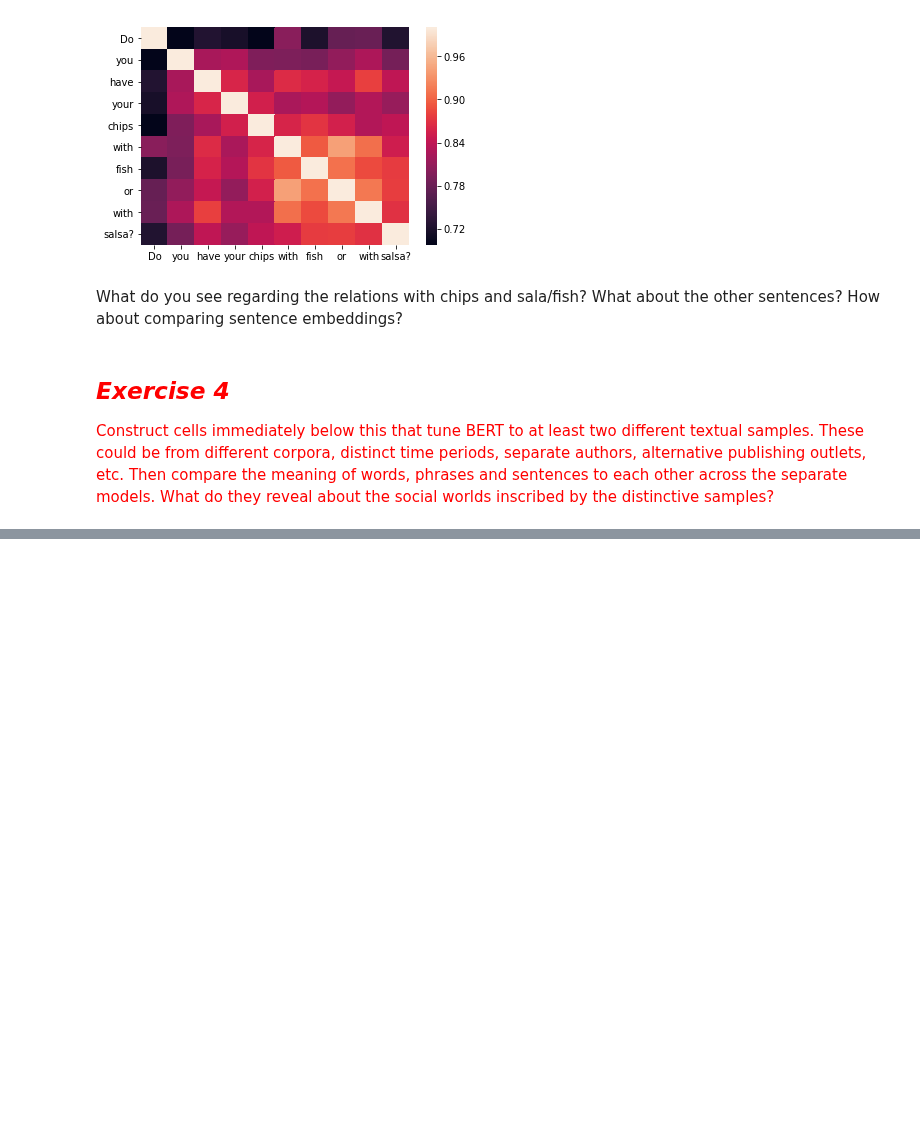
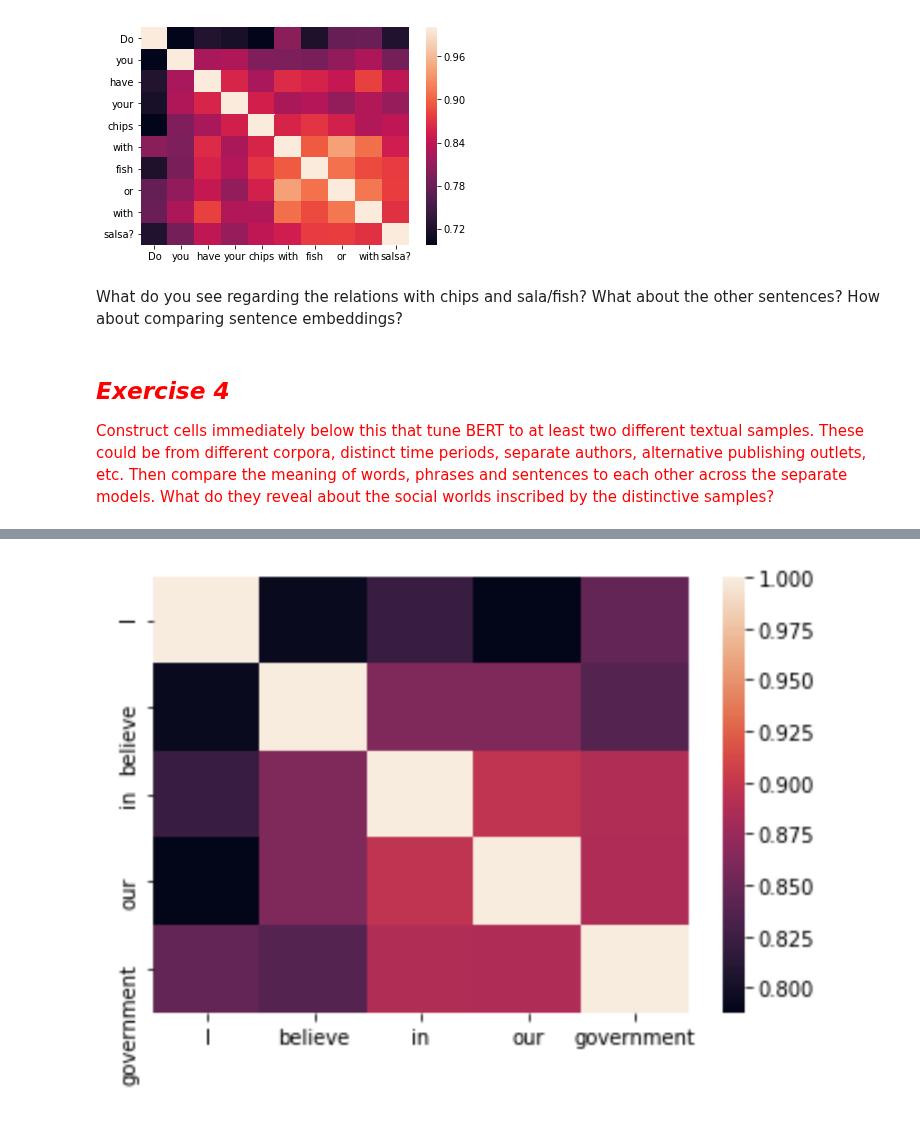
Before and after one commit to katykoenig/Content-Analysis-2020, a Jupyter notebook: week-8/8-Deep-Neural-Nets-and-Text.ipynb, the cells around one changed output, grey strips where cells are left out. Drawn from its saved outputs; the diff is of its cells as text; code cells hidden in the pictures; blank space fills up the shorter version.

```diff
--- a/week-8/8-Deep-Neural-Nets-and-Text.ipynb
+++ b/week-8/8-Deep-Neural-Nets-and-Text.ipynb
@@ -2022,0 +2047,4 @@ roberta_2002_tokenizer = RobertaTokenizer.from_pretrained('/content/output_tal20
+# %%
+Image(filename='gov_2002.png')
+# %% [output]
+[figure, added]
```
Also changed, not shown: parts of 10 cells of this notebook.
